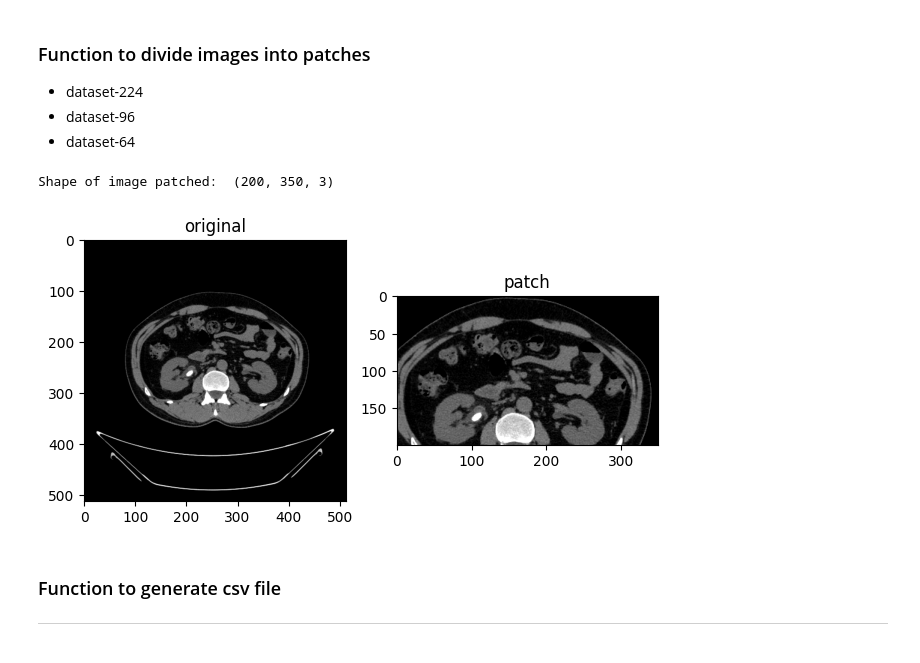
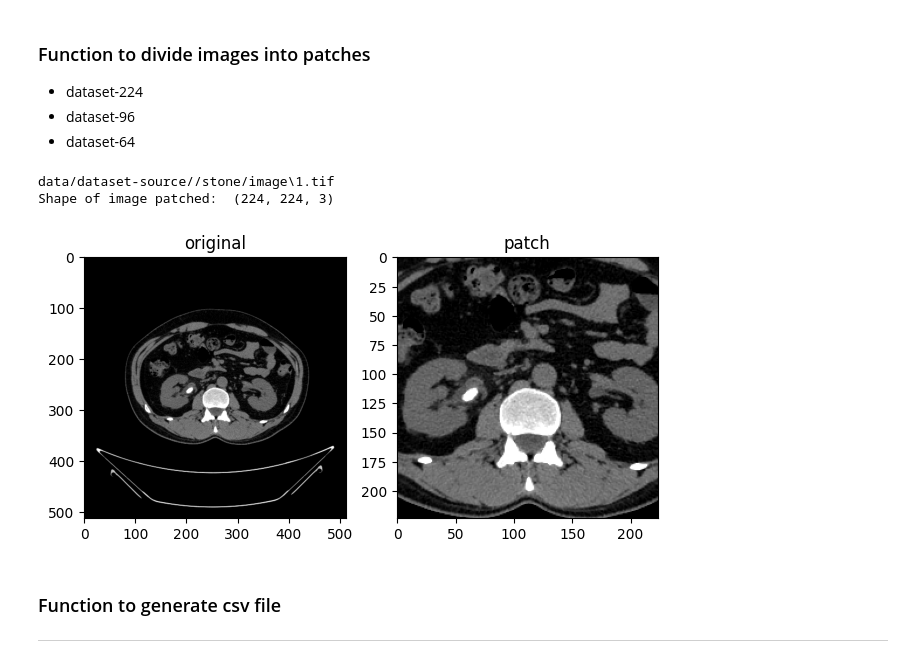
Before and after one commit to oliveirasamuel5959/computer-vision-deep-learning-notebooks, a Jupyter notebook: computer-vision-tasks/notebooks/dataset-processing.ipynb, the cells around one changed output. Drawn from its saved outputs; the diff is of its cells as text; code cells hidden in the pictures.

Commit message:
ADD: image center crop patch size

```diff
--- a/computer-vision-tasks/notebooks/dataset-processing.ipynb
+++ b/computer-vision-tasks/notebooks/dataset-processing.ipynb
@@ -66,29 +66,43 @@ np_zero_image()
 - dataset-64
 # %%
 def images_patches(class_name, patch_size):
+
+    image_type = 'tif' if class_name == 'stone' else 'jpg'
+
     fig, ax = plt.subplots(1, 2)
 
-    for image in glob.glob(f"{ds_path}/{class_name}/image/*tif"):
+    for image in glob.glob(f"{ds_path}/{class_name}/image/*{image_type}"):
+
+      print(image)
+
       # read image in numpy array format
       img_normal = cv2.imread(image)
-      img_patch = img_normal[100:300, 100:450] # image[y0:y1, x0:x1]
+      h, w, _ = img_normal.shape
+
+      # Coordenadas para crop central
+      start_x = (w - patch_size) // 2
+      start_y = (h - patch_size) // 2
+
+      img_patch = img_normal[start_y:start_y+patch_size, start_x:start_x+patch_size] # image[y0:y1, x0:x1]
 
       print('Shape of image patched: ', img_patch.shape)
+
       ax[0].set_title('original')
       ax[0].imshow(img_normal)
 
       ax[1].set_title('patch')
       ax[1].imshow(img_patch)
 
       plt.tight_layout()
       plt.show()
 
       break
 
-images_patches('stone', patch_size=224)
+images_patches(class_name='stone', patch_size=224)
 # %% [output]
-Shape of image patched:  (200, 350, 3)
+data/dataset-source//stone/image\1.tif
+Shape of image patched:  (224, 224, 3)
-[figure, old version]
+[figure, new version]
 # %% [markdown]
 ### Function to generate csv file
 ---
```
